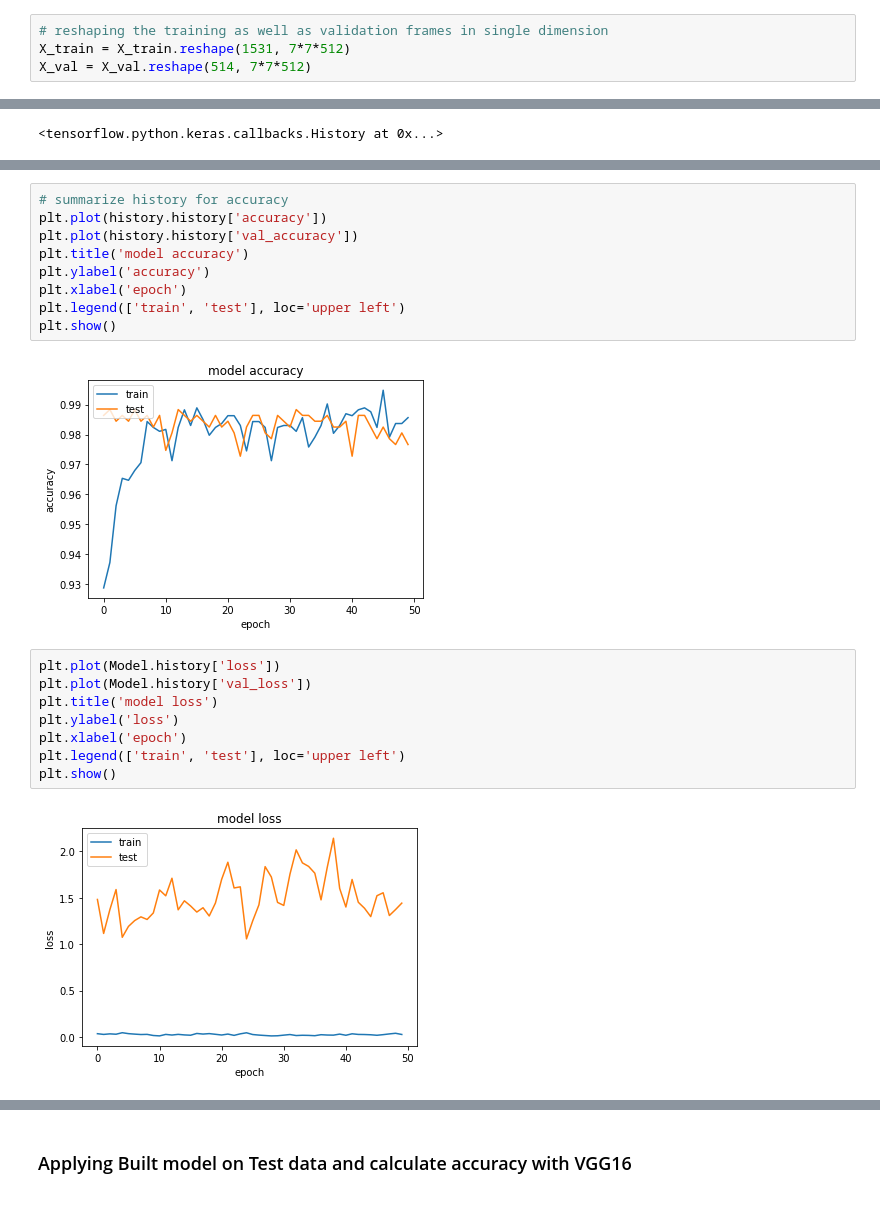
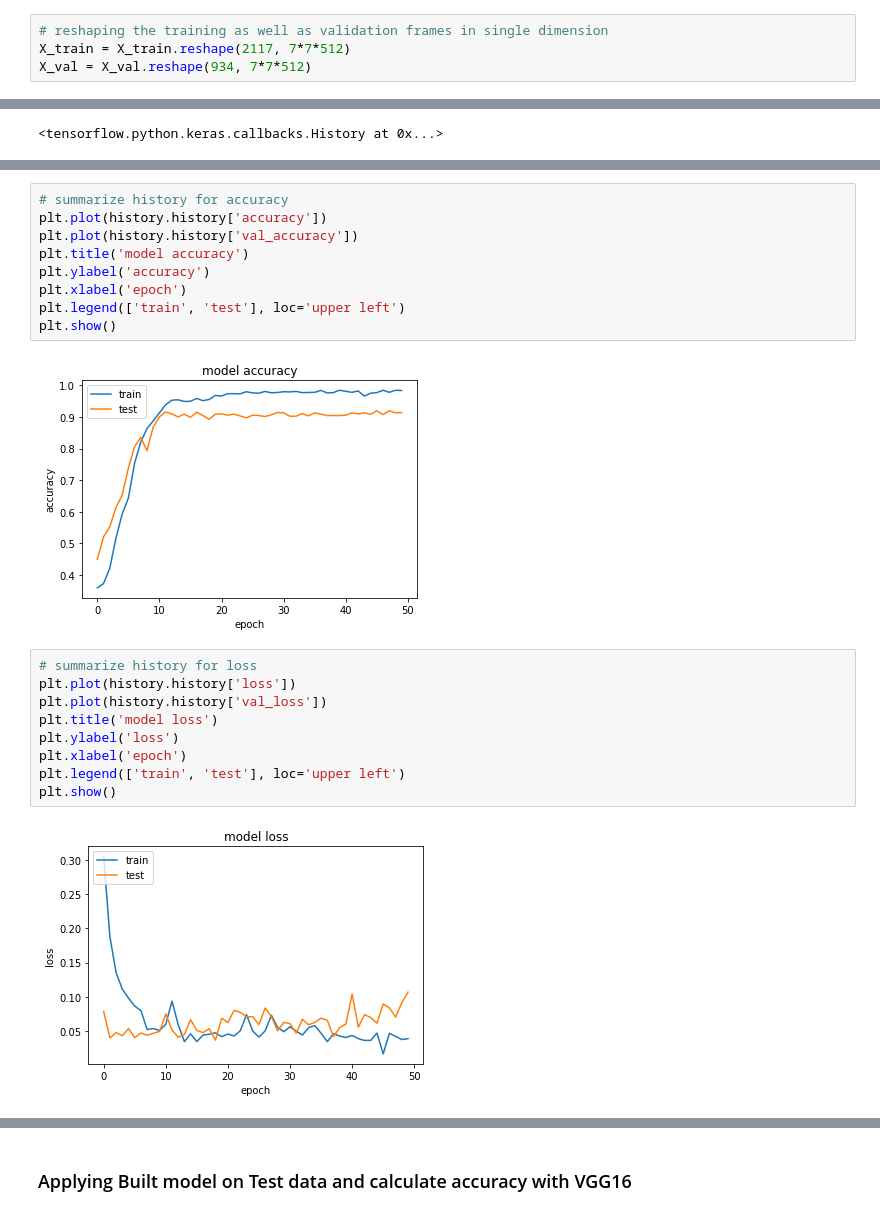
Before and after one commit to Sakibapon/Real-Time-Action-Recognition-from-Video-Footage, a Jupyter notebook: action-recognition 2.ipynb, the cells around one changed output, grey strips where cells are left out. Drawn from its saved outputs; the diff is of its cells as text.

```diff
--- a/action-recognition 2.ipynb
+++ b/action-recognition 2.ipynb
@@ -247,7 +247,7 @@ X_val.shape
 # %%
 # reshaping the training as well as validation frames in single dimension
-X_train = X_train.reshape(1531, 7*7*512)
-X_val = X_val.reshape(514, 7*7*512)
+X_train = X_train.reshape(2117, 7*7*512)
+X_val = X_val.reshape(934, 7*7*512)
 # %%
 # normalizing the pixel values
 max_pixel = X_train.max()
@@ -347,14 +347,15 @@ plt.xlabel('epoch')
 plt.legend(['train', 'test'], loc='upper left')
 plt.show()
 # %% [output]
-[figure, old version]
+[figure, new version]
 # %%
-plt.plot(Model.history['loss'])
-plt.plot(Model.history['val_loss'])
+# summarize history for loss
+plt.plot(history.history['loss'])
+plt.plot(history.history['val_loss'])
 plt.title('model loss')
 plt.ylabel('loss')
 plt.xlabel('epoch')
 plt.legend(['train', 'test'], loc='upper left')
 plt.show()
 # %% [output]
-[figure, old version]
+[figure, new version]
```
Also changed, not shown: parts of 13 cells of this notebook.
